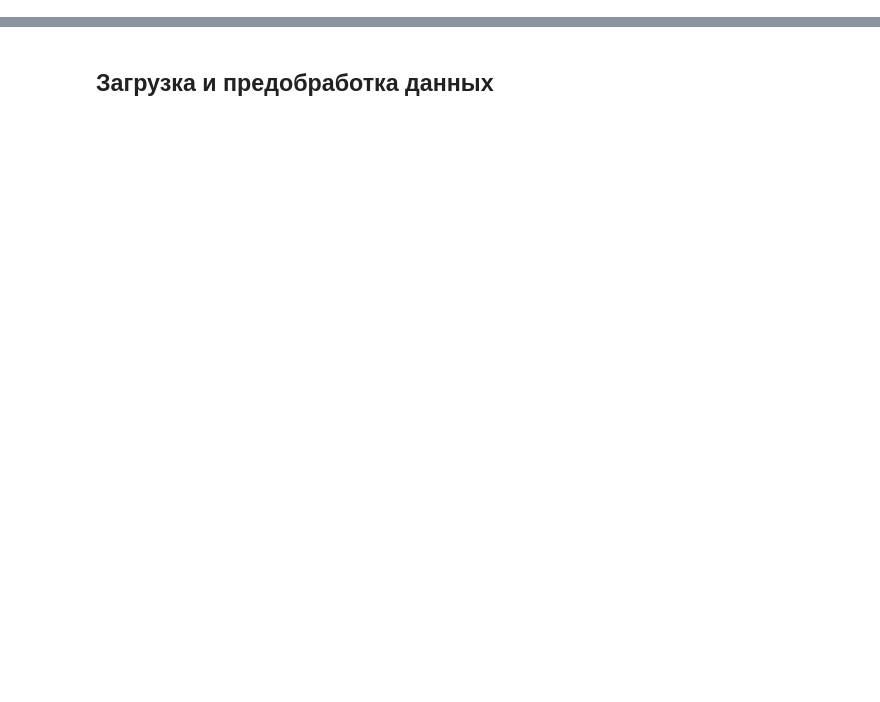
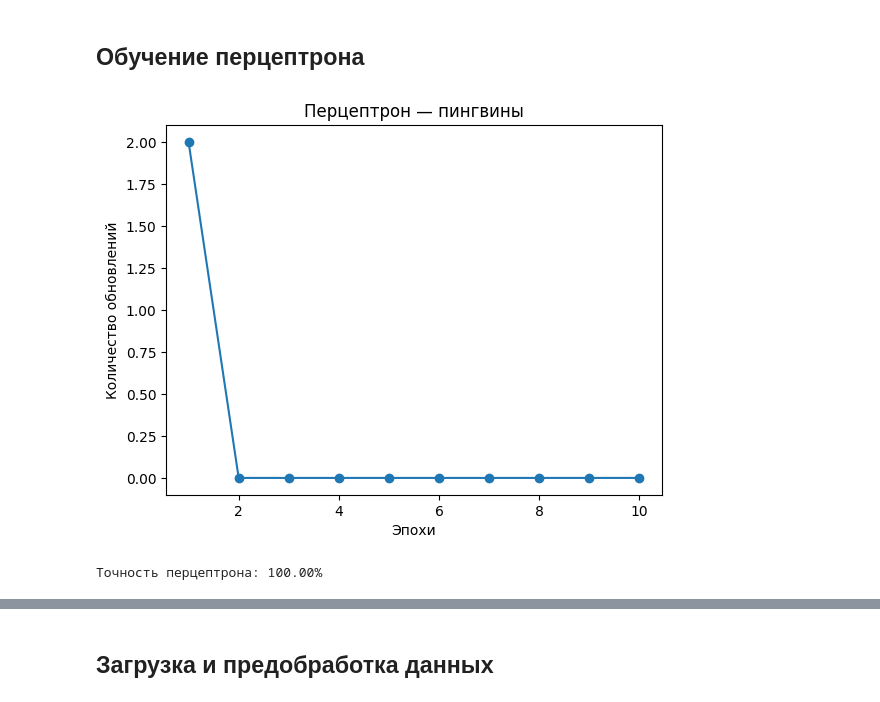
Before and after one commit to Mickleburg/Machine_Learning_algorithms, a Jupyter notebook: notebooks/01_perceptron_demo.ipynb, the cells around one changed output, grey strips where cells are left out. Saved outputs shown, nothing was run; the diff lists cells and outputs as text; code cells hidden in the pictures; blank space fills up the shorter version.

```diff
--- a/notebooks/01_perceptron_demo.ipynb
+++ b/notebooks/01_perceptron_demo.ipynb
@@ -15,0 +62,17 @@ The autoreload extension is already loaded. To reload it, use:
+# %% [markdown]
+## Обучение перцептрона
+# %%
+ppn = Perceptron(eta=0.001, n_iter=10)
+ppn.fit(X_std, y)
+
+plt.plot(range(1, len(ppn.errors_) + 1), ppn.errors_, marker='o')
+plt.xlabel('Эпохи')
+plt.ylabel('Количество обновлений')
+plt.title('Перцептрон — пингвины')
+plt.show()
+
+accuracy = (ppn.predict(X_std) == y).mean()
+print(f'Точность перцептрона: {accuracy:.2%}')
+# %% [output]
+[figure, added]
+Точность перцептрона: 100.00%
```
Also changed, not shown: parts of 49 cells of this notebook, 9 other files.
